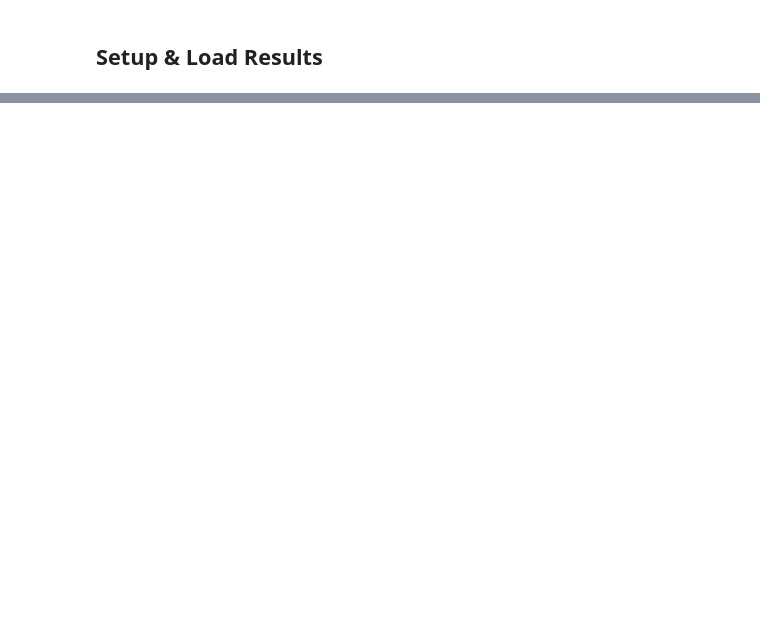
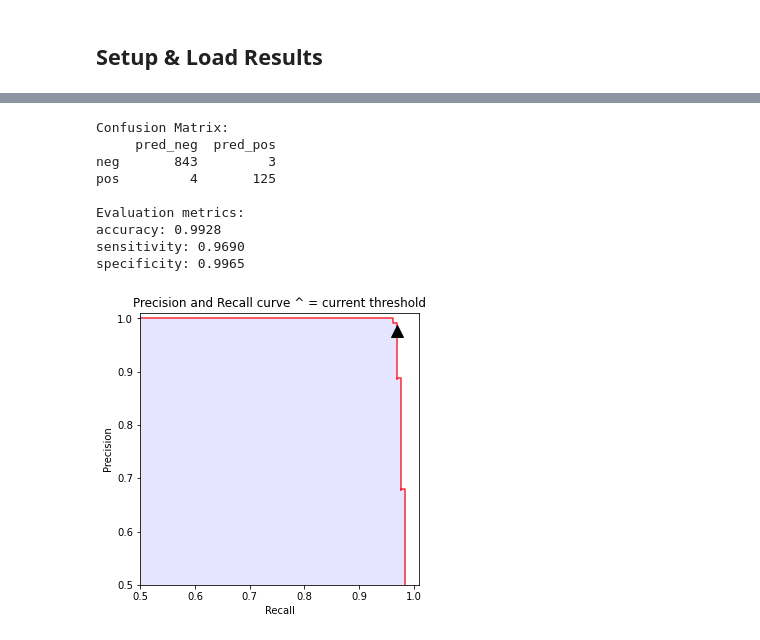
Before and after one commit to BigBangData/NaturalLanguageProcessing, a Jupyter notebook: TextAnalyticsWithR/15_RandomForests_6.ipynb, the cells around one changed output, grey strips where cells are left out. Saved outputs shown, nothing was run; the diff lists cells and outputs as text; code cells hidden in the pictures; blank space fills up the shorter version.

```diff
--- a/TextAnalyticsWithR/15_RandomForests_6.ipynb
+++ b/TextAnalyticsWithR/15_RandomForests_6.ipynb
@@ -181,0 +400,13 @@ X_tfidf_cossim_tfidf = sp.hstack((csr_matrix(mean_spam_sims_tfidf).T, X_svd_tfid
+# %%
+precision_recall_threshold(p, r, thresholds, 0.40)
+# %% [output]
+Confusion Matrix:
+     pred_neg  pred_pos
+neg       843         3
+pos         4       125
+
+Evaluation metrics:
+accuracy: 0.9928
+sensitivity: 0.9690
+specificity: 0.9965
+[figure, added]
```
Also changed, not shown: parts of 34 cells of this notebook, 3 other files.
